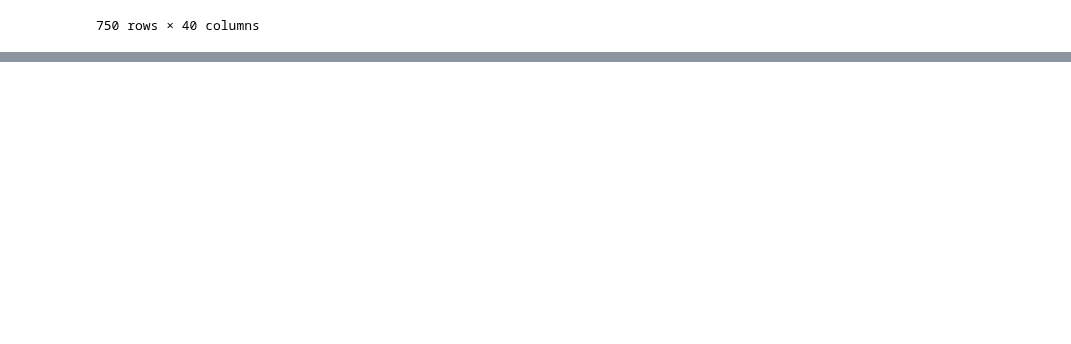
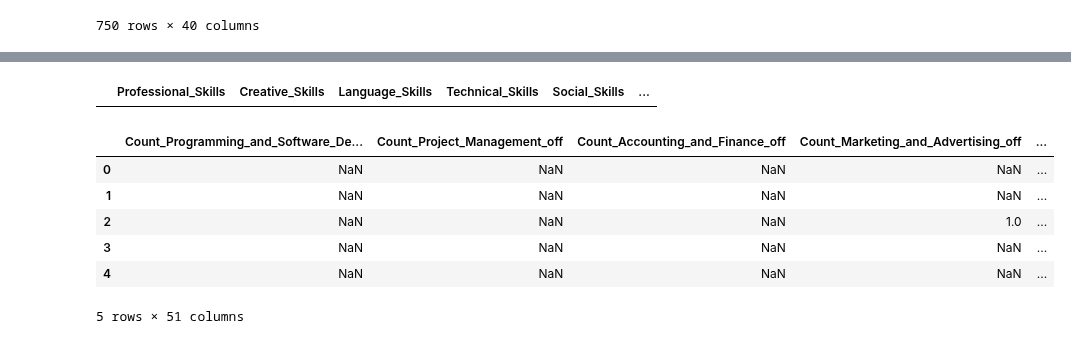
Before and after one commit to TechLabs-Berlin/ws24-skillswap, a Jupyter notebook: DS/data/01_raw/03_Track_Record.ipynb, the cells around one changed output, grey strips where cells are left out. Drawn from its saved outputs; the diff is of its cells as text; code cells hidden in the pictures; blank space fills up the shorter version.

```diff
--- a/DS/data/01_raw/03_Track_Record.ipynb
+++ b/DS/data/01_raw/03_Track_Record.ipynb
@@ -203,0 +204,28 @@ print(concatenated_df['Sum_Skills_Rec'].sum())
+# %%
+skill_domains = [
+    "Professional_Skills",
+    "Creative_Skills",
+    "Language_Skills",
+    "Technical_Skills",
+    "Social_Skills",
+    "Practical_Skills",
+    "Academic_Skills",
+    "Life_Skills"
+]
+
+skills_df = pd.DataFrame(columns=skill_domains)
+
+skills_df.head()
+# %% [output]
+|  | Professional_Skills | Creative_Skills | Language_Skills | Technical_Skills | Social_Skills | ... |
+# %%
+concatenated_df2 = pd.concat([concatenated_df, skills_df], axis=1)
+concatenated_df2.head()
+# %% [output]
+|  | Count_Programming_and_Software_De... | Count_Project_Management_off | Count_Accounting_and_Finance_off | Count_Marketing_and_Advertising_off | ... |
+| 0 | NaN | NaN | NaN | NaN | ... |
+| 1 | NaN | NaN | NaN | NaN | ... |
+| 2 | NaN | NaN | NaN | 1.0 | ... |
+| 3 | NaN | NaN | NaN | NaN | ... |
+| 4 | NaN | NaN | NaN | NaN | ... |
+5 rows × 51 columns
```
Also changed, not shown: parts of 10 cells of this notebook, 6 other files.
